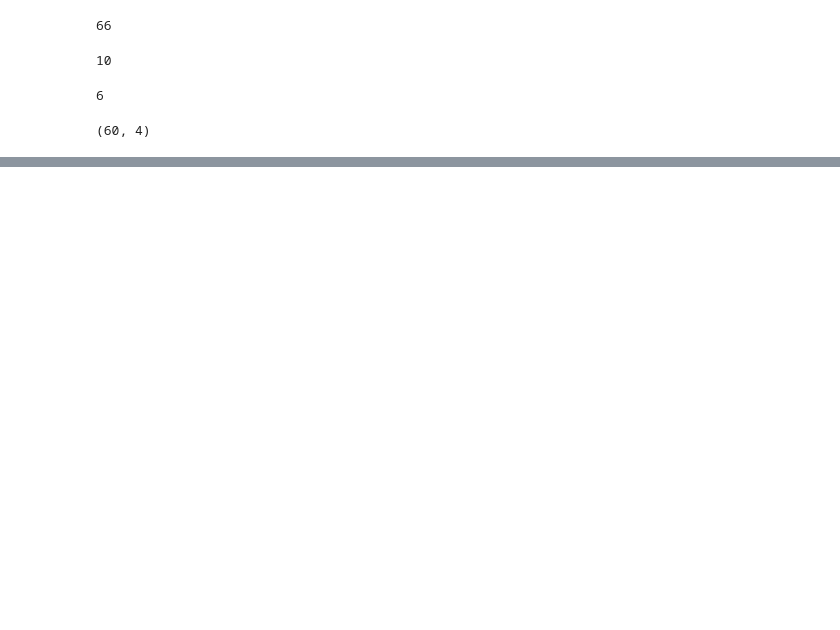
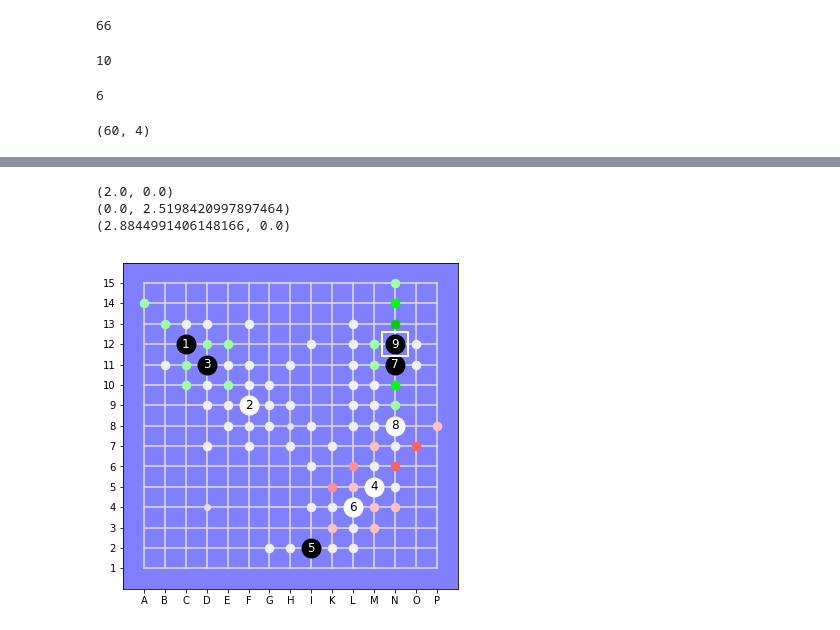
Before and after one commit to Project-Ellie/tutorials, a Jupyter notebook: other_stuff/DeepGomoku/Performance.ipynb, the cells around one changed output, grey strips where cells are left out. Drawn from its saved outputs; the diff is of its cells as text; code cells hidden in the pictures; blank space fills up the shorter version.

Commit message:
Pre-computed scores

```diff
--- a/other_stuff/DeepGomoku/Performance.ipynb
+++ b/other_stuff/DeepGomoku/Performance.ipynb
@@ -248,0 +288,11 @@ with tf.Session() as sess:
+# %%
+b = GomokuBoard(size=15, disp_width=6)
+print(b.set(3,12).set(6,9).set(4,11).get_scores('b',2,13))
+print(b.set(12,5).set(9,2).set(11,4).get_scores('b',13,6))
+print(b.set(13,11).set(13,8).set(13,12).get_scores('b',13,13))
+b.display(score='b')
+# %% [output]
+(2.0, 0.0)
+(0.0, 2.5198420997897464)
+(2.8844991406148166, 0.0)
+[figure, added]
```
Also changed, not shown: parts of 42 cells of this notebook, 4 other files.
